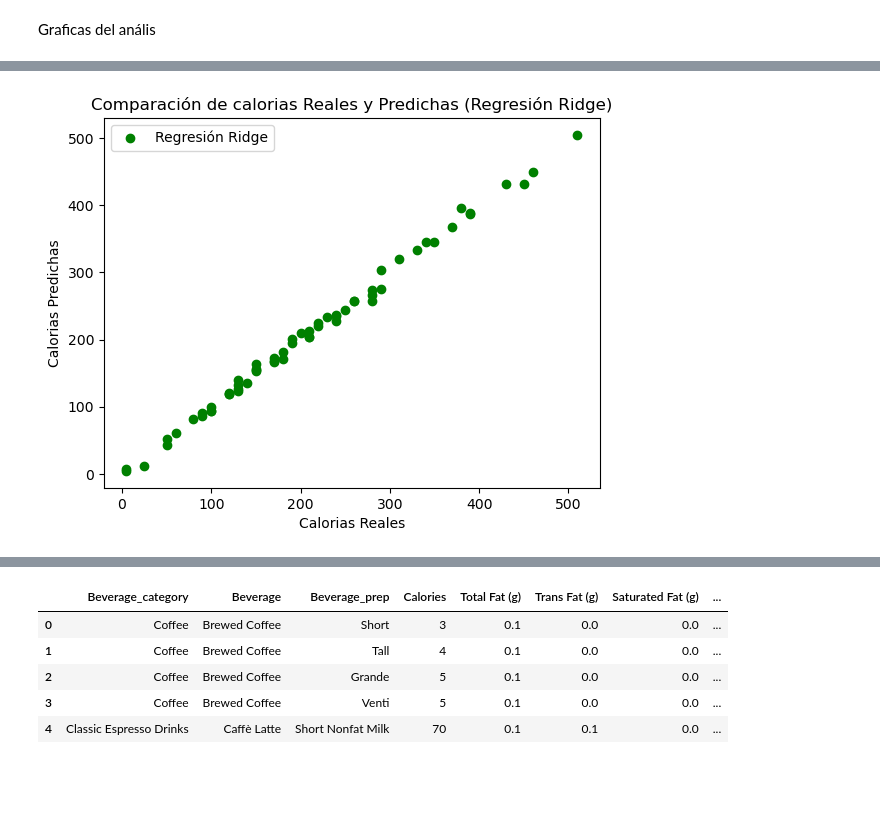
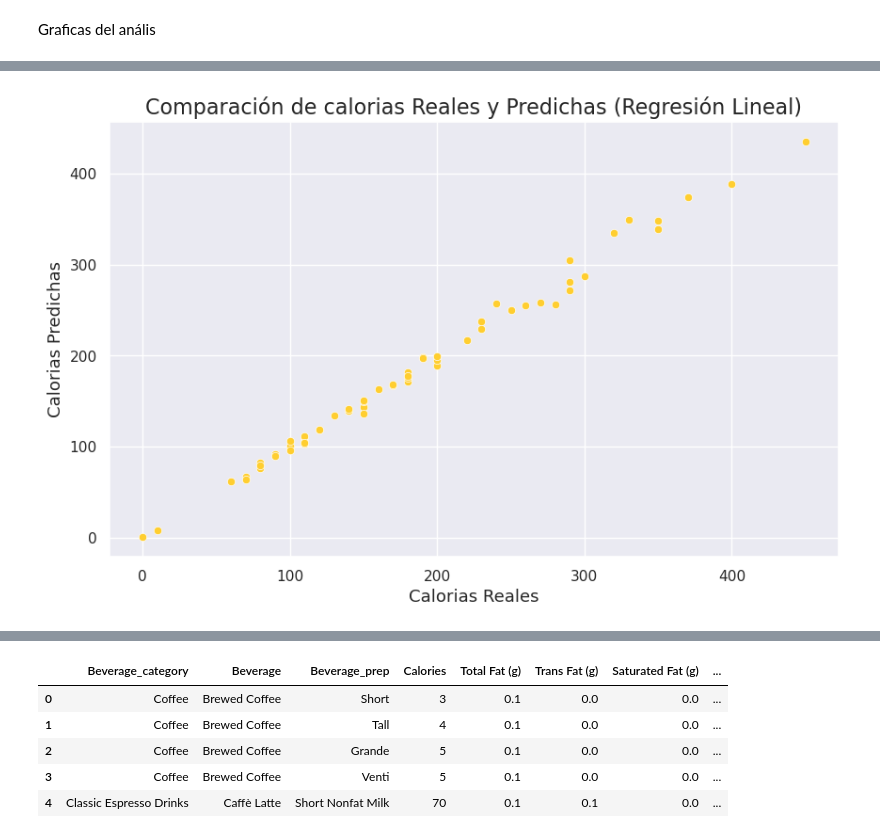
Before and after one commit to lordjasonmartinez/Lasso-Ridge, a Jupyter notebook: lasso.ipynb, the cells around one changed output, grey strips where cells are left out. Cells and saved outputs as stored; diff of their text form; code cells hidden in the pictures; blank space fills up the shorter version.

```diff
--- a/lasso.ipynb
+++ b/lasso.ipynb
@@ -98,10 +79,24 @@ plt.show()
-# %%
-# Gráfico de dispersión para la regresión Ridge
-plt.scatter(y_test, y_predict_ridge, color='green', label='Regresión Ridge')
-plt.xlabel('Calorias Reales')
-plt.ylabel('Calorias Predichas')
-plt.title('Comparación de calorias Reales y Predichas (Regresión Ridge)')
-plt.legend()
-plt.show()
-# %% [output]
-[figure, removed]
+# %%
+import seaborn as sns
+import numpy as np
+
+# Establecemos el estilo y el color del fondo
+sns.set(style="darkgrid")
+plt.figure(figsize=(10, 6))
+
+# Aplanamos y_predict_linear y y_test
+y_predict_linear_flat = y_predict_linear.flatten()
+y_test_flat = y_test.values.flatten()
+
+# Creamos el gráfico de dispersión con Seaborn
+sns.scatterplot(x=y_test_flat, y=y_predict_linear_flat, color="#FFCE30")
+
+# Añadimos los títulos y etiquetas
+plt.xlabel('Calorias Reales', fontsize=13)
+plt.ylabel('Calorias Predichas', fontsize=13)
+plt.title('Comparación de calorias Reales y Predichas (Regresión Lineal)', fontsize=16)
+
+# Mostramos la gráfica
+plt.show()
+# %% [output]
+[figure, added]
```
Also changed, not shown: parts of 8 cells of this notebook, 4 other files.
